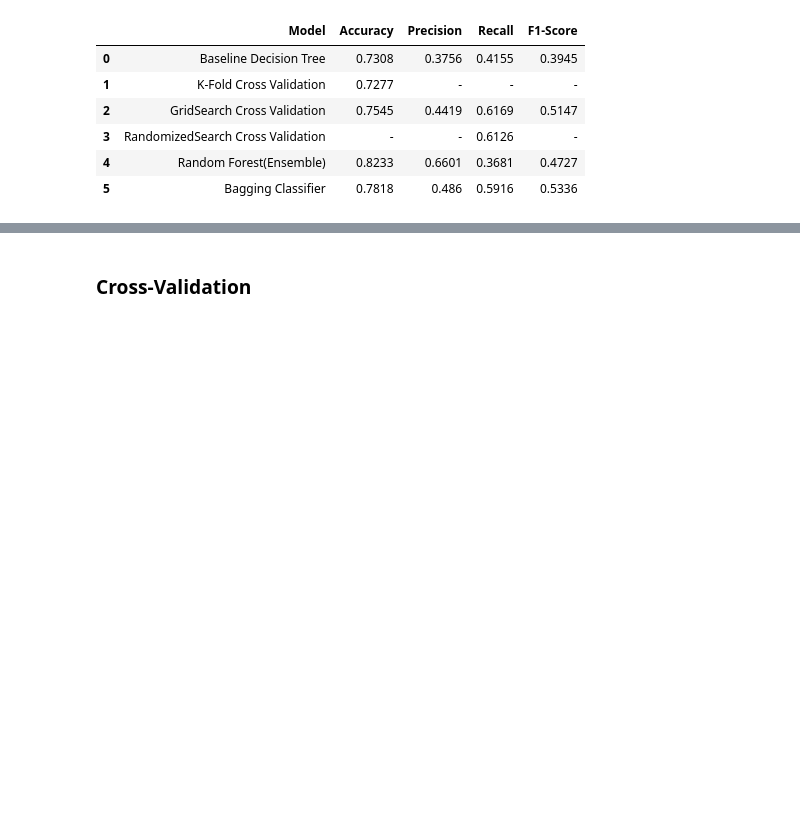
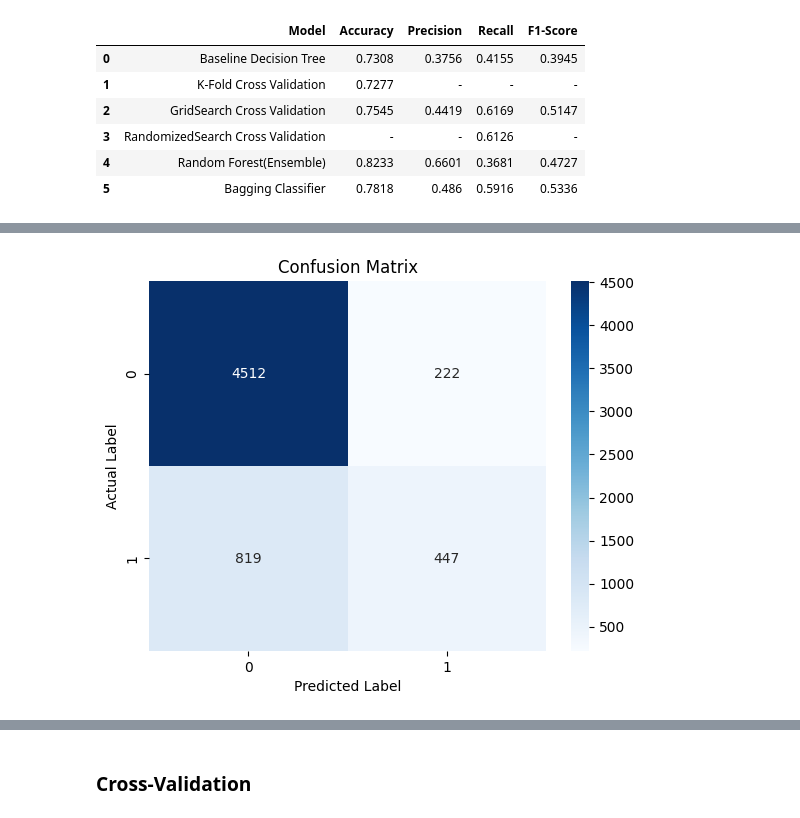
Before and after one commit to Knchna/Credit_Default_Preprocessing, a Jupyter notebook: Credit_Default_Preprocessing.ipynb, the cells around one changed output, grey strips where cells are left out. Drawn from its saved outputs; the diff is of its cells as text; code cells hidden in the pictures; blank space fills up the shorter version.

Commit message:
Complete SVC implementation, Hyperparameter tuning, Evaluation metrics, Ensemble model.

```diff
--- a/Credit_Default_Preprocessing.ipynb
+++ b/Credit_Default_Preprocessing.ipynb
@@ -1419,0 +1422,33 @@ comparison
+# %%
+# Build the model object
+svm_model = SVC()
+
+# Train the model
+svm_model.fit(X_train, y_train)
+
+# Make predictions using the model
+y_pred_SVC =svm_model.predict(X_test)
+
+# Evaluate the model performance
+acc_SVC =accuracy_score(y_test,y_pred_SVC)
+
+print("="*50)
+print("SUPPORT VECTOR MACHINE (SVM) RESULTS")
+print("="*50)
+
+print(f"\nAccuracy : {acc_SVC:.4f}")
+
+recall_SVC = recall_score(y_test,y_pred_SVC)
+print(f"\n Recall : {recall_SVC:.4f}")
+
+print("\nClassification Report:")
+print("-"*50)
+
+clsf_SVC = classification_report(y_test,y_pred_SVC)
+print("\nClassification Report :",clsf_SVC)
+
+print("Confusion Matrix:")
+print("-"*50)
+
+con_SVC = confusion_matrix(y_test, y_pred_SVC)
+print("\nConfusion Matrix :\n", con_SVC)
@@ -1419,0 +1473,14 @@ comparison
+# %%
+# Generate the confusion matrix
+cm = confusion_matrix(y_test,y_pred_SVC)
+
+# Display the confusion matrix as a heatmap
+sns.heatmap(cm, annot=True, fmt='d',
+            cmap='Blues')
+
+plt.xlabel("Predicted Label")
+plt.ylabel("Actual Label")
+plt.title("Confusion Matrix")
+plt.show()
+# %% [output]
+[figure, added]
```
Also changed, not shown: parts of 32 cells of this notebook.
